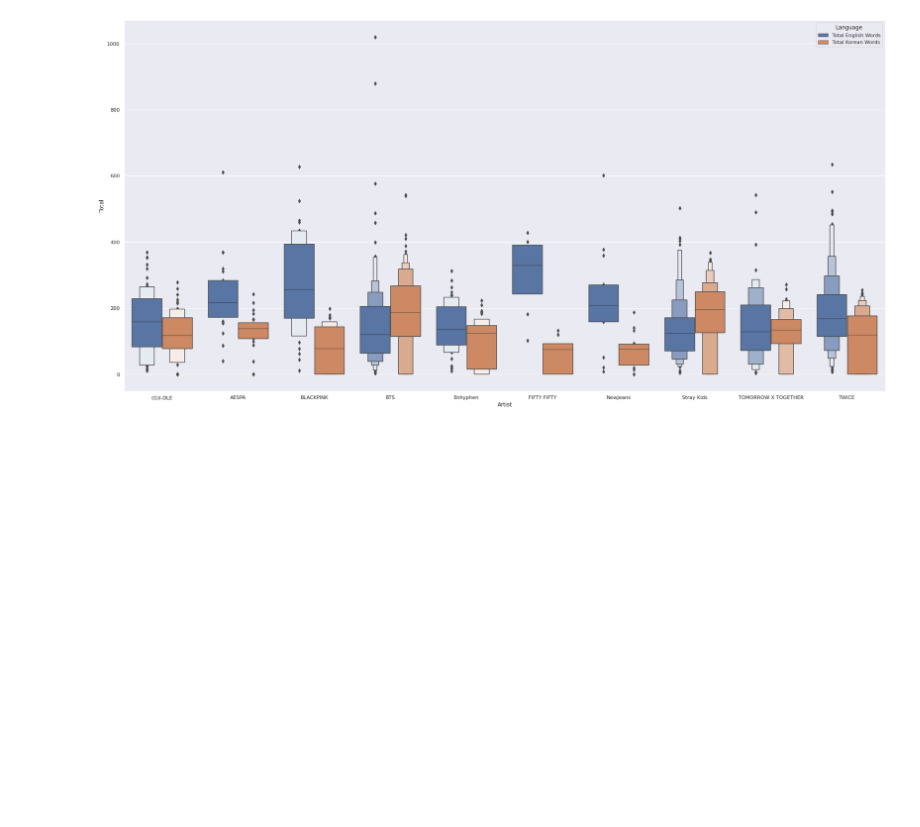
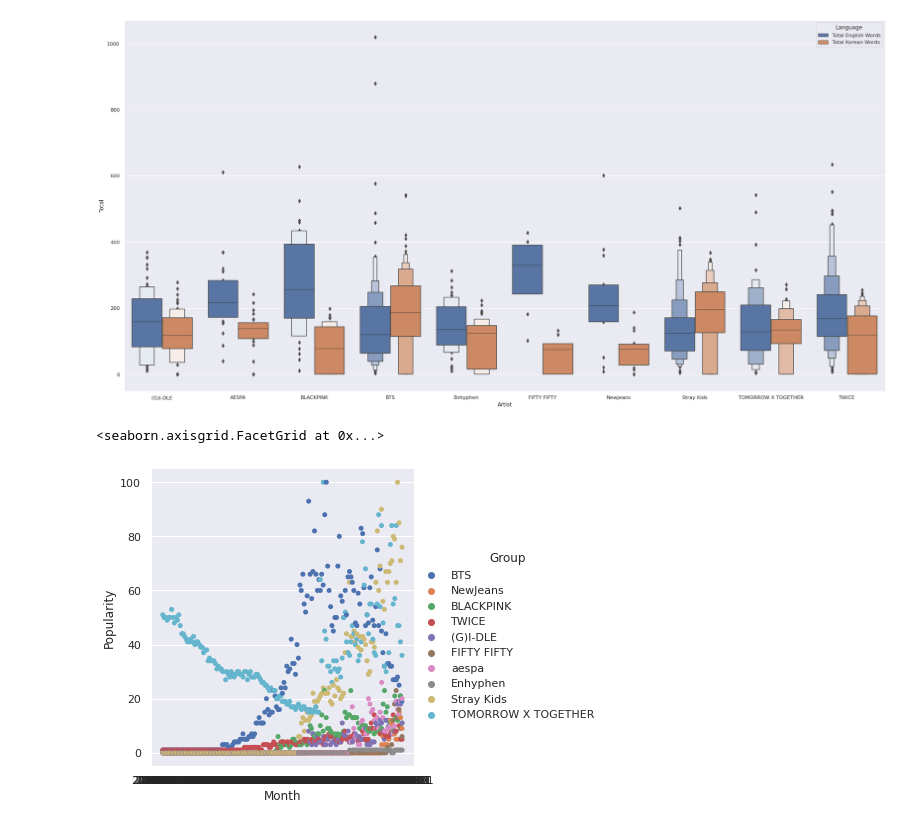
Before and after one commit to lacanlale/kpop_in_the_US_EDA, a Jupyter notebook: analysis.ipynb, the cells around one changed output. Saved outputs shown, nothing was run; the diff lists cells and outputs as text; code cells hidden in the pictures; blank space fills up the shorter version.

Commit message:
Added google search analytics data for kpop groups

```diff
--- a/analysis.ipynb
+++ b/analysis.ipynb
@@ -146,6 +146,33 @@ sns.boxenplot(
 # %% [output]
 <matplotlib.axes._subplots.AxesSubplot at 0x...>
 [figure]
+# %%
+g_search_df = pd.read_csv("data/google_analytics_group_search_data.csv")
+g_search_df = g_search_df.rename(columns={col: col[:col.index(":")] if ":" in col else col for col in g_search_df.columns})
+# %%
+temp = g_search_df.set_index("Month").drop(columns=["K-pop"])
+temp = pd.melt(
+    temp,
+    value_vars=temp.columns,
+    ignore_index=False,
+    var_name="Group",
+    value_name="Popularity"
+).reset_index()
+temp.loc[temp["Popularity"] == "<1", "Popularity"] = 0
+temp["Month"] = pd.to_datetime(temp["Month"])
+temp = temp.astype({
+    "Group" : str,
+    "Popularity" : int
+})
+sns.catplot(
+    data=temp,
+    x="Month",
+    y="Popularity",
+    hue="Group"
+)
+# %% [output]
+<seaborn.axisgrid.FacetGrid at 0x...>
+[figure, added]
 # %%
 # artists = df["Artist"].unique()
 # fig, axes = plt.subplots(2, 5)
```
Also changed, not shown: 1 other file.
